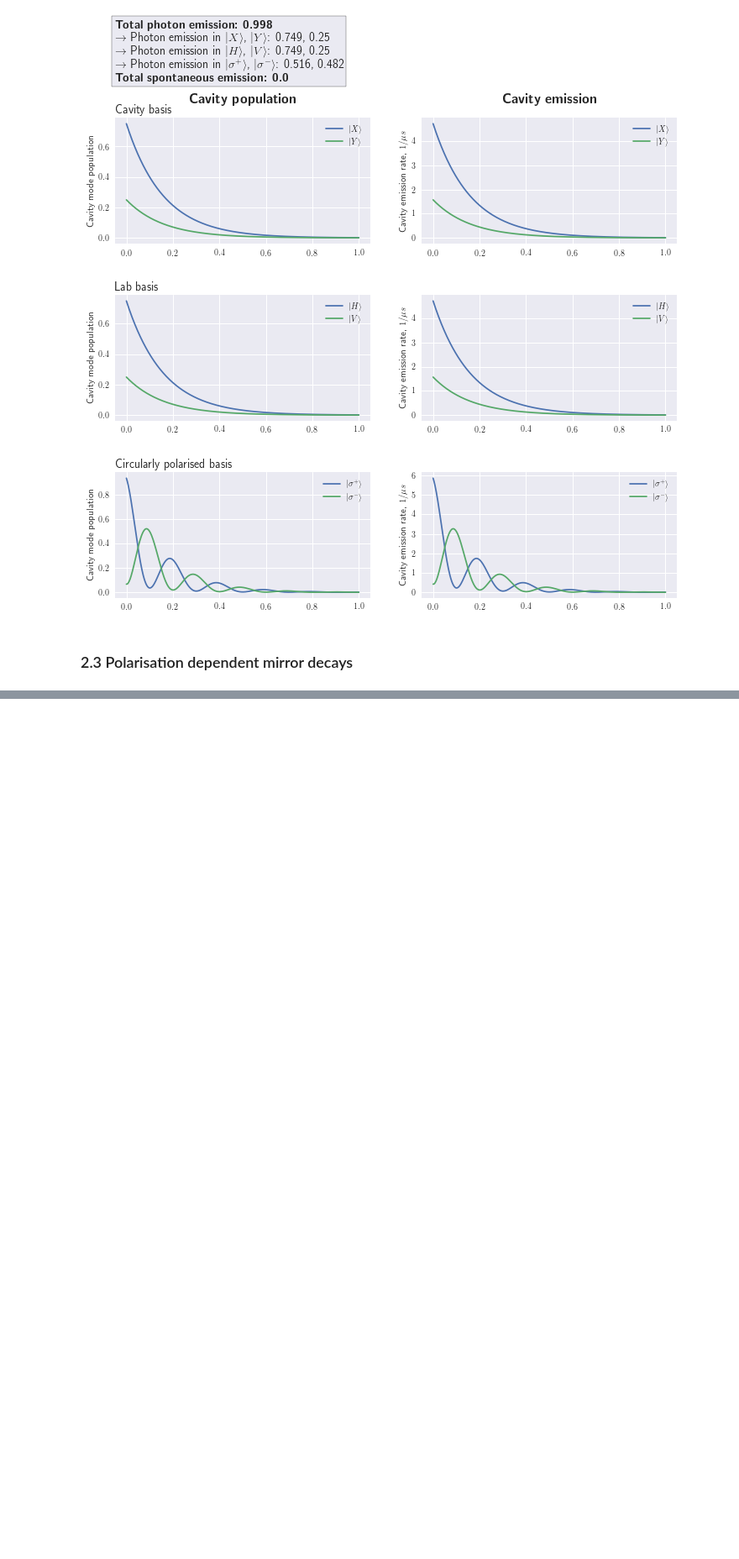
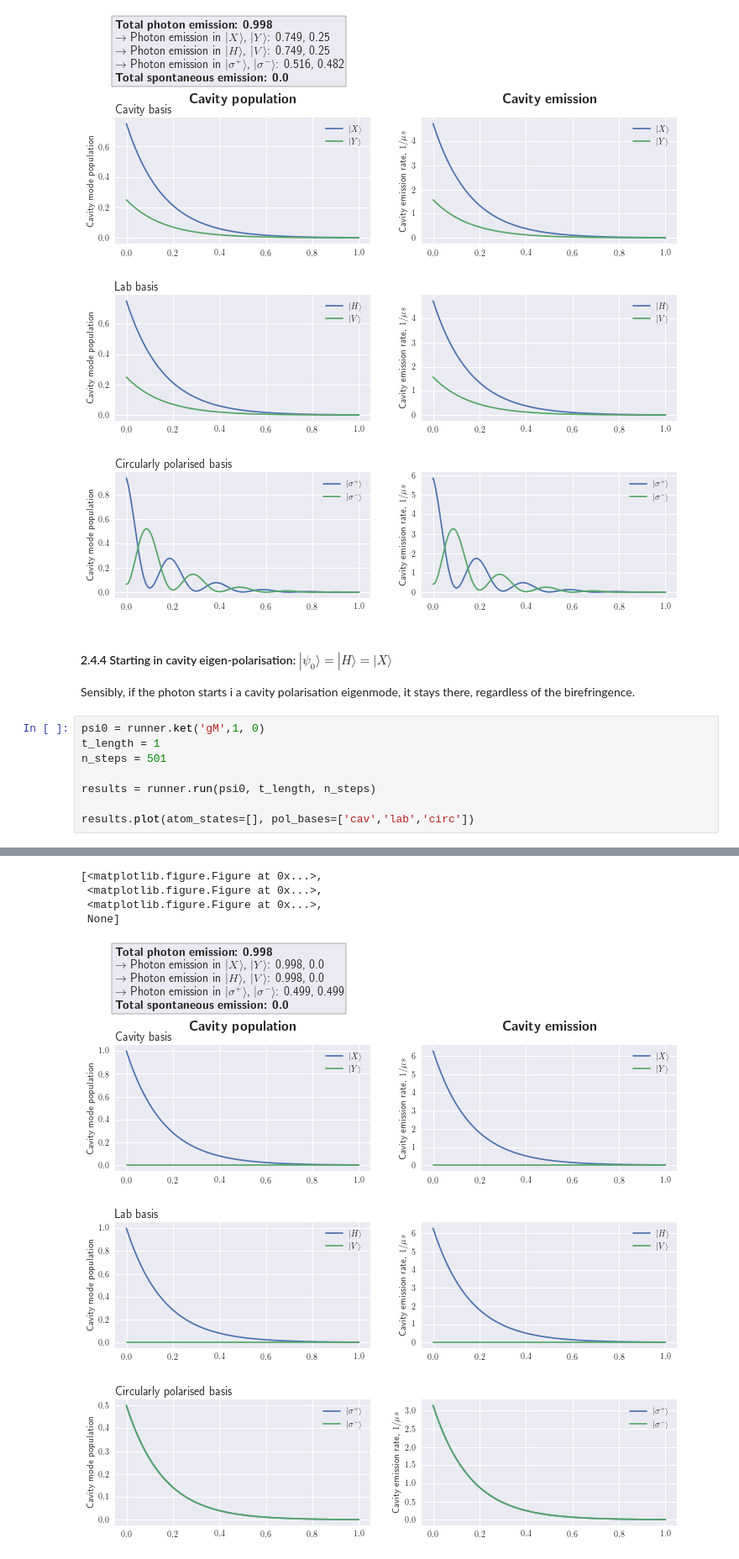
Before and after one commit to tomdbar/rb-cqed, a Jupyter notebook: notebooks-bulk/vStirap-runner-demos/2-birefringent-cavity.ipynb, the cells around one changed output, grey strips where cells are left out. Shown at 84% size. Saved outputs shown, nothing was run; the diff lists cells and outputs as text; blank space fills up the shorter version.

```diff
--- a/notebooks-bulk/vStirap-runner-demos/2-birefringent-cavity.ipynb
+++ b/notebooks-bulk/vStirap-runner-demos/2-birefringent-cavity.ipynb
@@ -342,5 +343,16 @@ Running simulation with 501 timesteps...finished in 0.091 seconds
 [figure]
 [figure]
 [figure]
-# %% [markdown]
-### 2.3 Polarisation dependent mirror decays
+# %% [markdown]
+#### 2.4.4 Starting in cavity eigen-polarisation: $|\psi_0\rangle = |H\rangle = |X\rangle$
+
+Sensibly, if the photon starts i a cavity polarisation eigenmode, it stays there, regardless of the birefringence.
+# %%
+psi0 = runner.ket('gM',1, 0)
+t_length = 1
+n_steps = 501
+
+results = runner.run(psi0, t_length, n_steps)
+
+results.plot(atom_states=[], pol_bases=['cav','lab','circ'])
+# %% [output]
@@ -346,0 +360,7 @@ Running simulation with 501 timesteps...finished in 0.091 seconds
+[<matplotlib.figure.Figure at 0x...>,
+ <matplotlib.figure.Figure at 0x...>,
+ <matplotlib.figure.Figure at 0x...>,
+ None]
+[figure, added]
+[figure, added]
+[figure, added]
```
Also changed, not shown: parts of 19 cells of this notebook, 1 other file.
